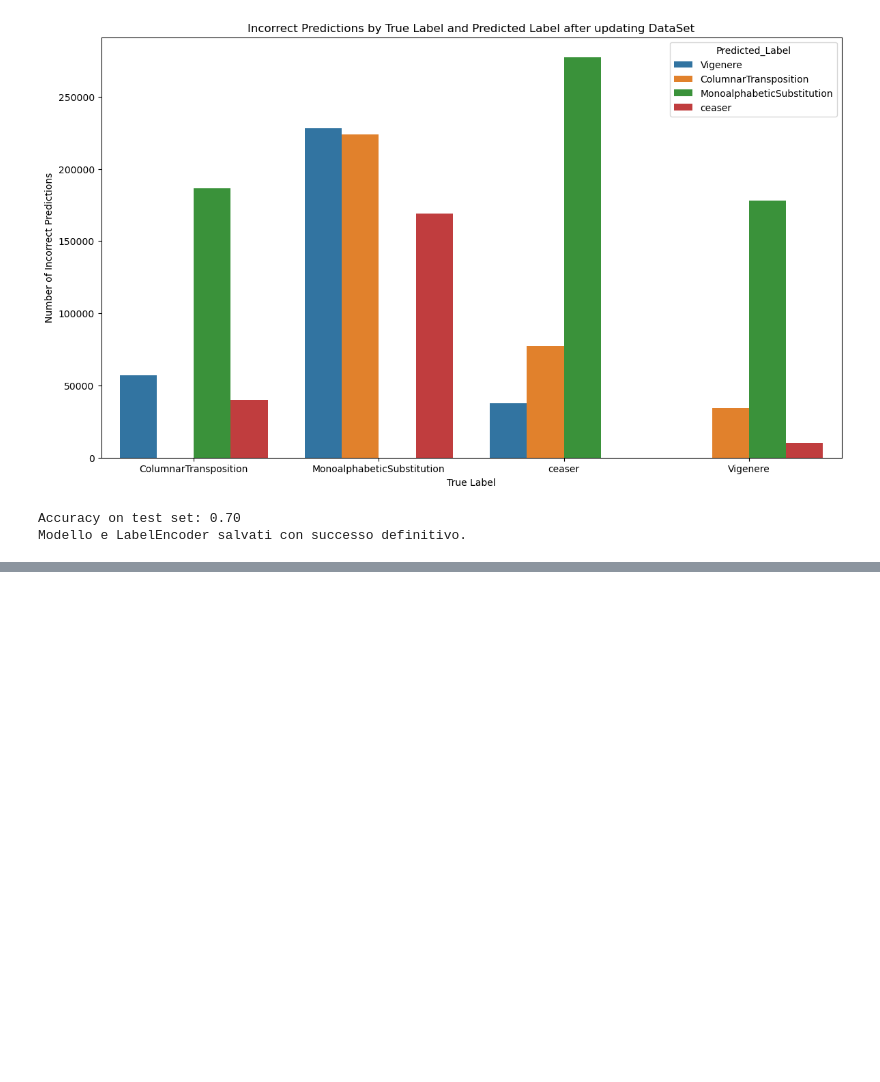
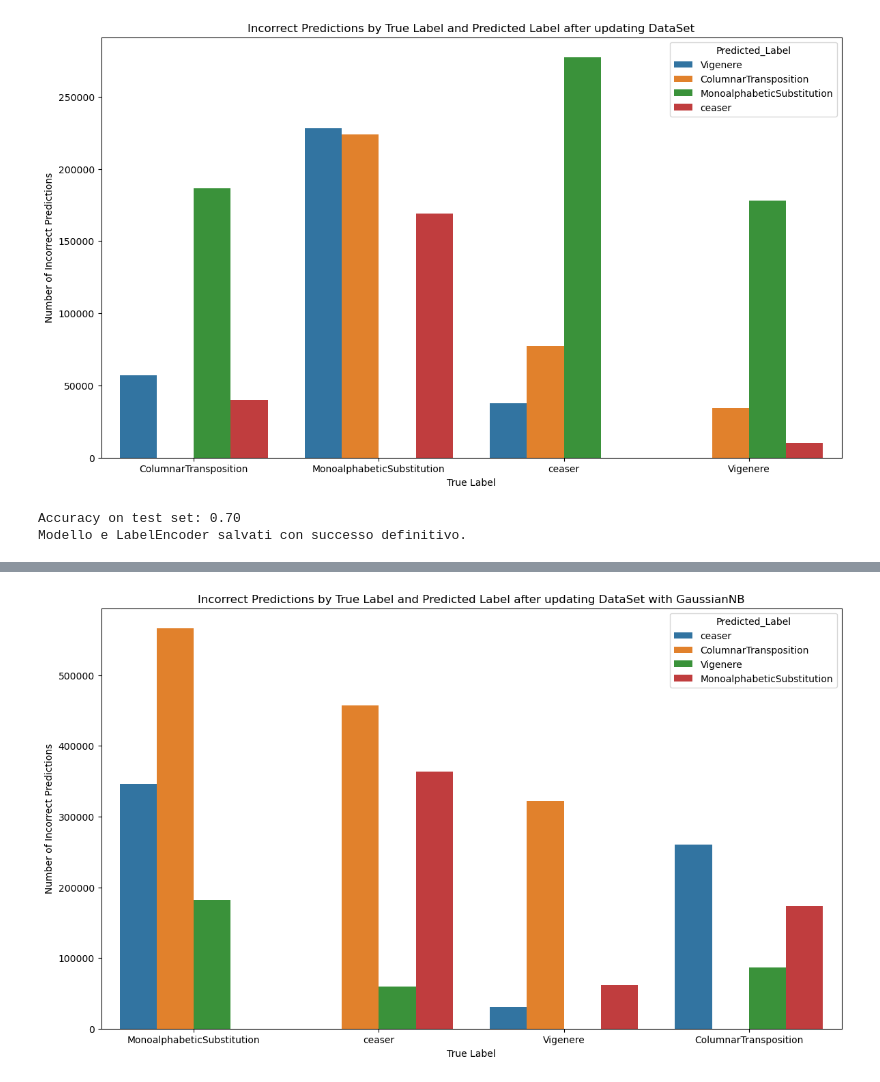
Before and after one commit to pacifi5/D-Agapeyef-FIA, a Jupyter notebook: TestGraph.ipynb, the cells around one changed output, grey strips where cells are left out. Saved outputs shown, nothing was run; the diff lists cells and outputs as text; code cells hidden in the pictures; blank space fills up the shorter version.

```diff
--- a/TestGraph.ipynb
+++ b/TestGraph.ipynb
@@ -165,0 +181,60 @@ Modello e LabelEncoder salvati con successo definitivo.
+# %%
+import pandas as pd
+from sklearn.naive_bayes import GaussianNB  # Sostituito con GaussianNB
+from sklearn.model_selection import train_test_split
+from sklearn.metrics import accuracy_score
+from sklearn.preprocessing import LabelEncoder
+import numpy as np
+import matplotlib.pyplot as plt
+import seaborn as sns
+from collections import Counter
+
+# Caricamento del dataset
+df = pd.read_csv("Jupyter Notebooks/DataSets/NewDataset4.csv")
+
+# Separazione delle caratteristiche e del target
+X = df.drop(columns=['Cipher'])
+y = df['Cipher']
+
+# Conversione dei dati categorici in numerici usando LabelEncoder
+label_encoders = {}  # Per salvare i label encoder per ogni colonna categorica
+for column in X.columns:
+    if X[column].dtype == 'object':  # Controllo se la colonna è di tipo oggetto (stringa)
+        label_encoder = LabelEncoder()
+        X[column] = label_encoder.fit_transform(X[column])
+        label_encoders[column] = label_encoder
+
+# Inizializzazione di un Counter per memorizzare le predizioni errate
+incorrect_predictions = Counter()
+
+# Esecuzione del modello 10000 volte
+for i in range(10000):
+    # Divisione dei dati in set di addestramento e test
+    X_train, X_test, y_train, y_test = train_test_split(X, y, test_size=0.25)
+
+    # Inizializzazione e addestramento del modello GaussianNB
+    model = GaussianNB()
+    model.fit(X_train, y_train)
+
+    # Predizione sui dati di test
+    predictions = model.predict(X_test)
+
+    # Trovare le predizioni errate e aggiornare il counter
+    for true_label, predicted_label in zip(y_test, predictions):
+        if true_label != predicted_label:
+            incorrect_predictions[(true_label, predicted_label)] += 1
+
+# Conversione del Counter in un DataFrame per una visualizzazione più facile
+incorrect_df = pd.DataFrame(incorrect_predictions.items(), columns=['True_Predicted', 'Count'])
+incorrect_df['True_Label'] = incorrect_df['True_Predicted'].apply(lambda x: x[0])
+incorrect_df['Predicted_Label'] = incorrect_df['True_Predicted'].apply(lambda x: x[1])
+
+# Visualizzazione delle predizioni errate
+plt.figure(figsize=(14, 8))
+sns.barplot(data=incorrect_df, x='True_Label', y='Count', hue='Predicted_Label')
+plt.title('Incorrect Predictions by True Label and Predicted Label after updating DataSet with GaussianNB')
+plt.xlabel('True Label')
+plt.ylabel('Number of Incorrect Predictions')
+plt.show()
+# %% [output]
+[figure, added]
```
Also changed, not shown: parts of 2 cells of this notebook, 5 other files.
